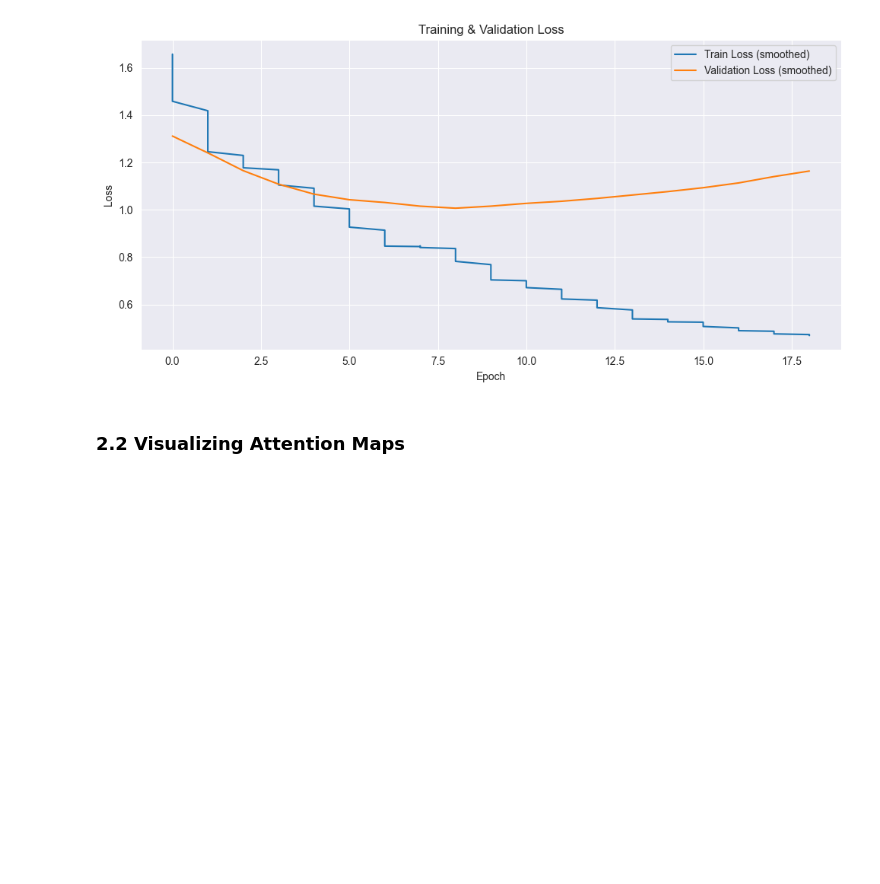
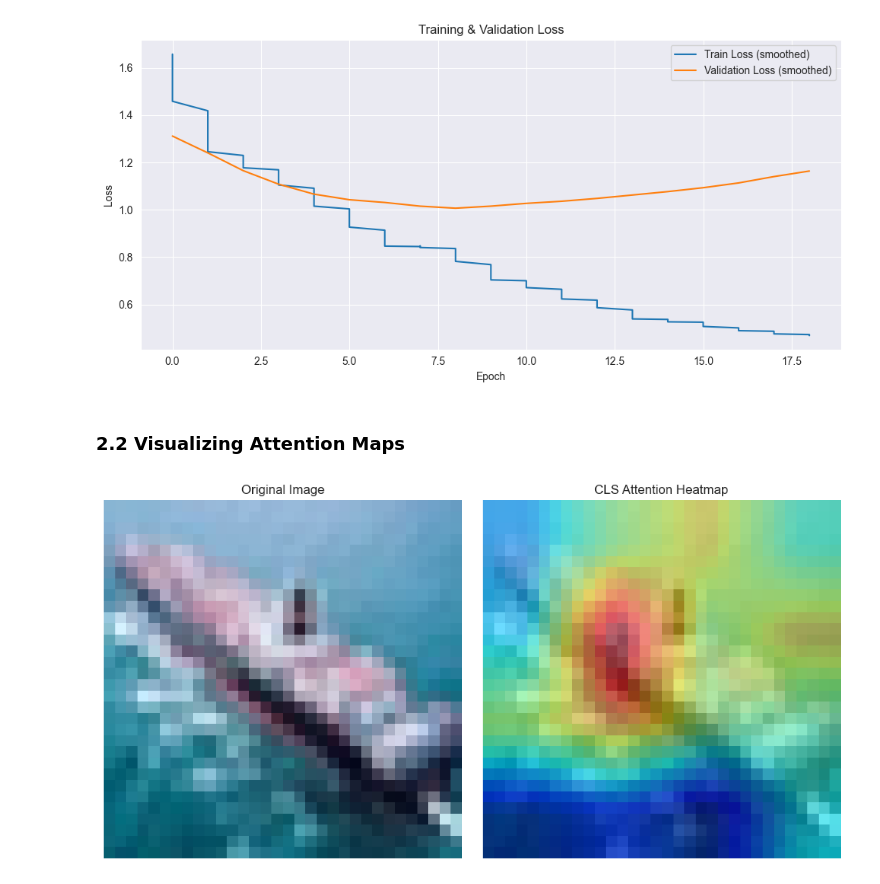
Before and after one commit to amirnadaBGU/deeplearning_hw3, a Jupyter notebook: Assignment3.ipynb, the cells around one changed output. Drawn from its saved outputs; the diff is of its cells as text; code cells hidden in the pictures; blank space fills up the shorter version.

Commit message:
pytorch lighting vit version

```diff
--- a/Assignment3.ipynb
+++ b/Assignment3.ipynb
@@ -1181,11 +1202,55 @@ plt.show()
 [figure]
 # %% [markdown]
 ### 2.2 Visualizing Attention Maps
-# %%
-def visualize_attention(model, image_tensor, patch_size=4):
-    image_tensor = image_tensor.unsqueeze(0)
-    device = next(best_model.parameters()).device
-    image_tensor = image_tensor.to(device)
-
-with torch.no_grad():
-    best_model.eval()
+# %%
+import cv2
+def visualize_attention(model, image_tensor):
+    best_model.eval()
+    with torch.no_grad():
+        logits, attn = model(image_tensor, return_attn=True)
+        attn = attn.squeeze(0)
+        attn = attn.mean(0)
+        cls_to_patch = attn[0, 1:]
+        num_patches  = cls_to_patch.numel()
+        grid_size    = int(np.sqrt(num_patches))         # assumes square grid
+        attn_grid    = cls_to_patch.reshape(grid_size, grid_size)
+
+        heat = F.interpolate(
+            attn_grid.unsqueeze(0).unsqueeze(0),         # (1,1,G,G)
+            size=image_tensor.shape[-2:],                # (H, W)
+            mode="bilinear",
+            align_corners=False
+        )[0, 0].cpu().numpy()
+
+        # Convert image tensor to numpy and transpose to (H, W, 3)
+        img_np = image_tensor.squeeze(0).cpu().permute(1, 2, 0).numpy()
+        img_np = (img_np - img_np.min()) / (img_np.max() - img_np.min())  # normalize for display
+
+        fig, axs = plt.subplots(1, 2, figsize=(10, 5))
+
+        # Original image
+        axs[0].imshow(img_np)
+        axs[0].set_title("Original Image")
+        axs[0].axis("off")
+
+        # Attention heatmap
+        axs[1].imshow(img_np)
+        axs[1].imshow(heat, cmap='jet', alpha=0.5)  # Overlay
+        axs[1].set_title("CLS Attention Heatmap")
+        axs[1].axis("off")
+
+        plt.tight_layout()
+        plt.show()
+
+from pytorch_grad_cam.utils.model_targets import ClassifierOutputTarget
+import random
+import numpy as np
+
+cifar10_mean = (0.4914, 0.4822, 0.4465)
+cifar10_std  = (0.2470, 0.2435, 0.2616)
+
+rgb_img = test_dataset.data[344]/255.0
+input_tensor = preprocess_image(rgb_img,mean=cifar10_mean,std=cifar10_std).float()
+visualize_attention(model, input_tensor)
+# %% [output]
+[figure, added]
```
Also changed, not shown: parts of 7 cells of this notebook.
